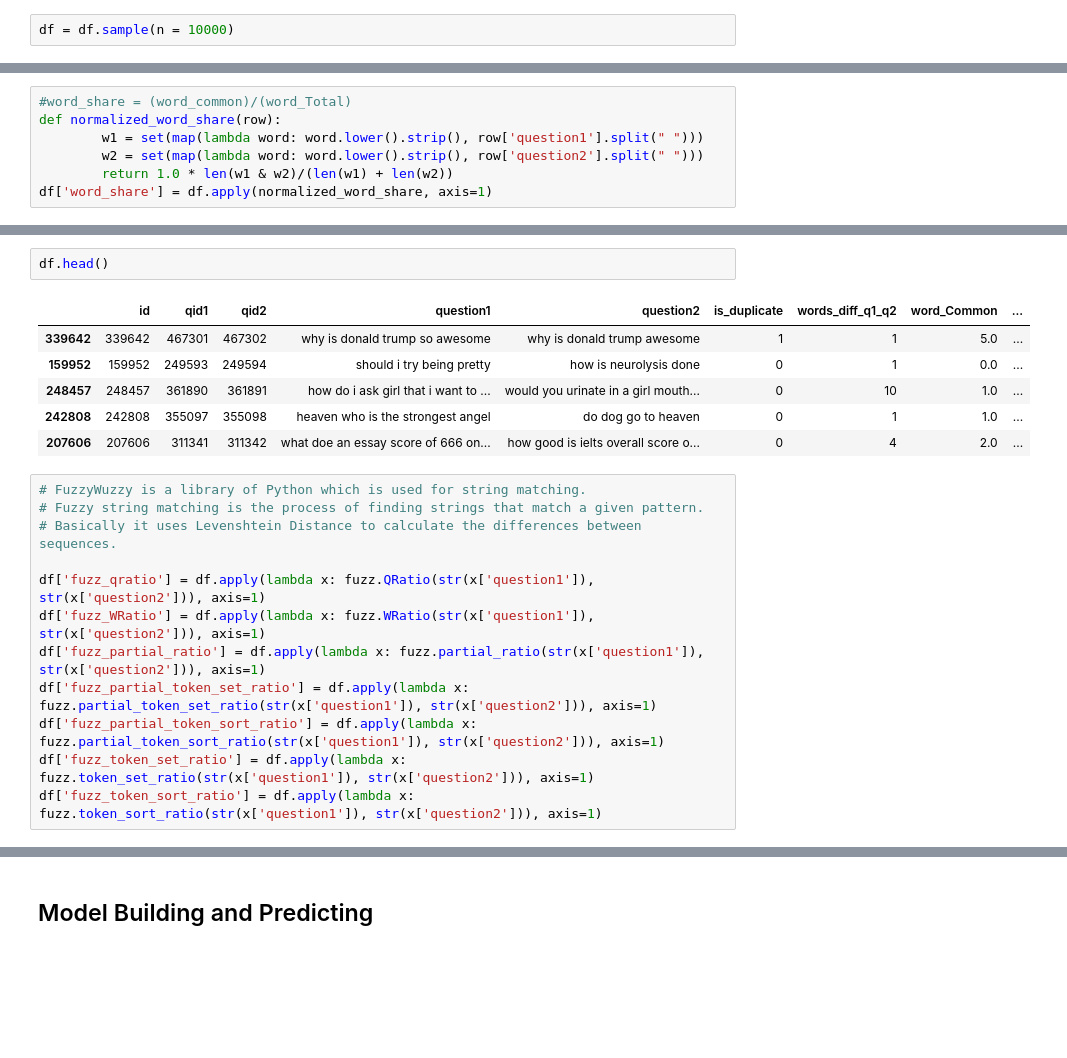
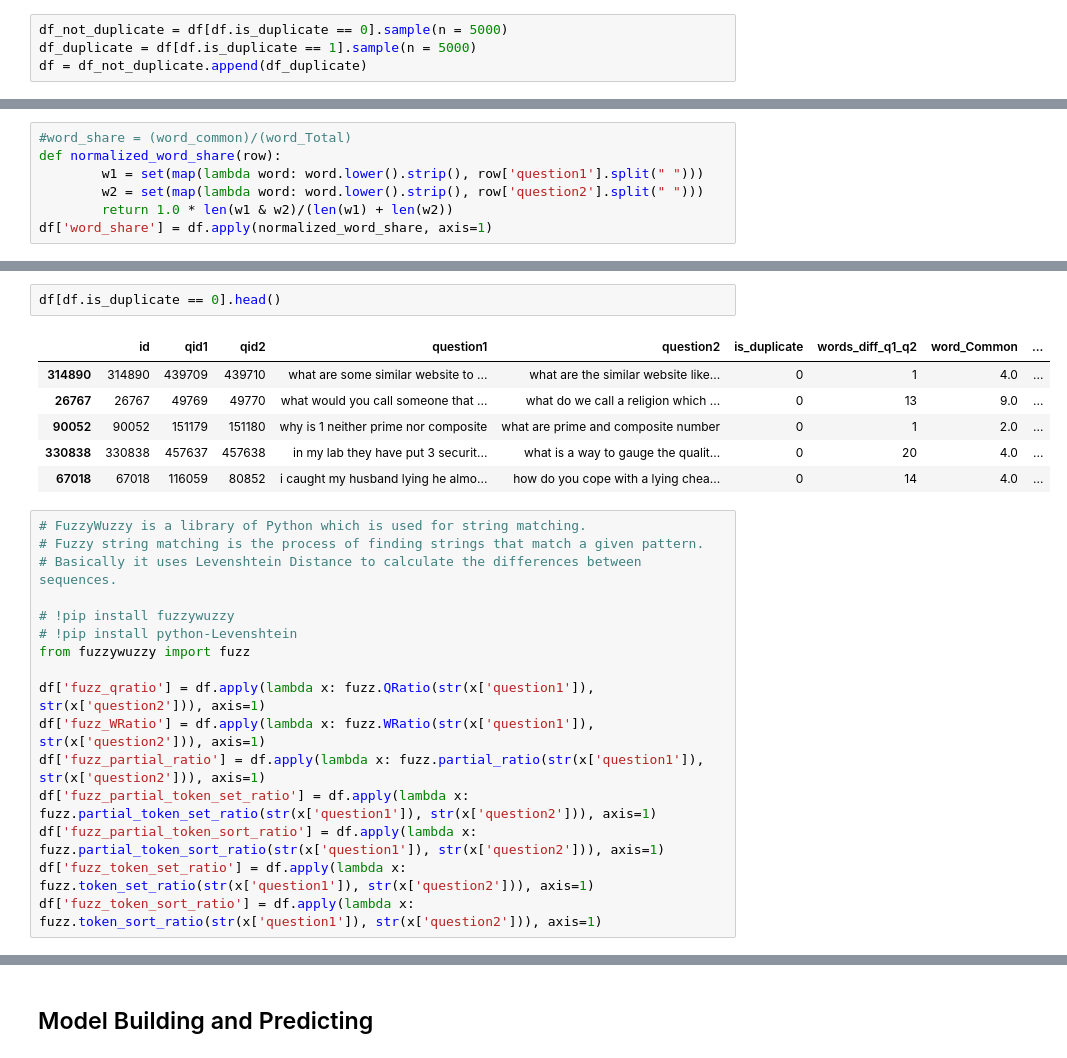
Before and after one commit to droy78/quora-question-pairs, a Jupyter notebook: CapstoneProject-QuoraQuestionPairs.ipynb, the cells around one changed output, grey strips where cells are left out. Drawn from its saved outputs; the diff is of its cells as text; blank space fills up the shorter version.

```diff
--- a/CapstoneProject-QuoraQuestionPairs.ipynb
+++ b/CapstoneProject-QuoraQuestionPairs.ipynb
@@ -162,5 +146,7 @@ Not Duplicate Question Pairs (is_duplicate = 0):
 
 Duplicate Question Pairs (is_duplicate = 1):
    36.92%
-# %%
-df = df.sample(n = 10000)
+# %%
+df_not_duplicate = df[df.is_duplicate == 0].sample(n = 5000)
+df_duplicate = df[df.is_duplicate == 1].sample(n = 5000)
+df = df_not_duplicate.append(df_duplicate)
@@ -316,16 +368,20 @@ df['braycurtis_distance'] = df.apply(get_braycurtis_distance, axis=1)
 # %%
-df.head()
+df[df.is_duplicate == 0].head()
 # %% [output]
 |  | id | qid1 | qid2 | question1 | question2 | is_duplicate | words_diff_q1_q2 | word_Common | ... |
-| 339642 | 339642 | 467301 | 467302 | why is donald trump so awesome | why is donald trump awesome | 1 | 1 | 5.0 | ... |
-| 159952 | 159952 | 249593 | 249594 | should i try being pretty | how is neurolysis done | 0 | 1 | 0.0 | ... |
-| 248457 | 248457 | 361890 | 361891 | how do i ask girl that i want to ... | would you urinate in a girl mouth... | 0 | 10 | 1.0 | ... |
-| 242808 | 242808 | 355097 | 355098 | heaven who is the strongest angel | do dog go to heaven | 0 | 1 | 1.0 | ... |
-| 207606 | 207606 | 311341 | 311342 | what doe an essay score of 666 on... | how good is ielts overall score o... | 0 | 4 | 2.0 | ... |
+| 314890 | 314890 | 439709 | 439710 | what are some similar website to ... | what are the similar website like... | 0 | 1 | 4.0 | ... |
+| 26767 | 26767 | 49769 | 49770 | what would you call someone that ... | what do we call a religion which ... | 0 | 13 | 9.0 | ... |
+| 90052 | 90052 | 151179 | 151180 | why is 1 neither prime nor composite | what are prime and composite number | 0 | 1 | 2.0 | ... |
+| 330838 | 330838 | 457637 | 457638 | in my lab they have put 3 securit... | what is a way to gauge the qualit... | 0 | 20 | 4.0 | ... |
+| 67018 | 67018 | 116059 | 80852 | i caught my husband lying he almo... | how do you cope with a lying chea... | 0 | 14 | 4.0 | ... |
 # %%
 # FuzzyWuzzy is a library of Python which is used for string matching.
 # Fuzzy string matching is the process of finding strings that match a given pattern.
 # Basically it uses Levenshtein Distance to calculate the differences between sequences.
+
+# !pip install fuzzywuzzy
+# !pip install python-Levenshtein
+from fuzzywuzzy import fuzz
 
 df['fuzz_qratio'] = df.apply(lambda x: fuzz.QRatio(str(x['question1']), str(x['question2'])), axis=1)
 df['fuzz_WRatio'] = df.apply(lambda x: fuzz.WRatio(str(x['question1']), str(x['question2'])), axis=1)
```
Also changed, not shown: parts of 69 cells of this notebook.
